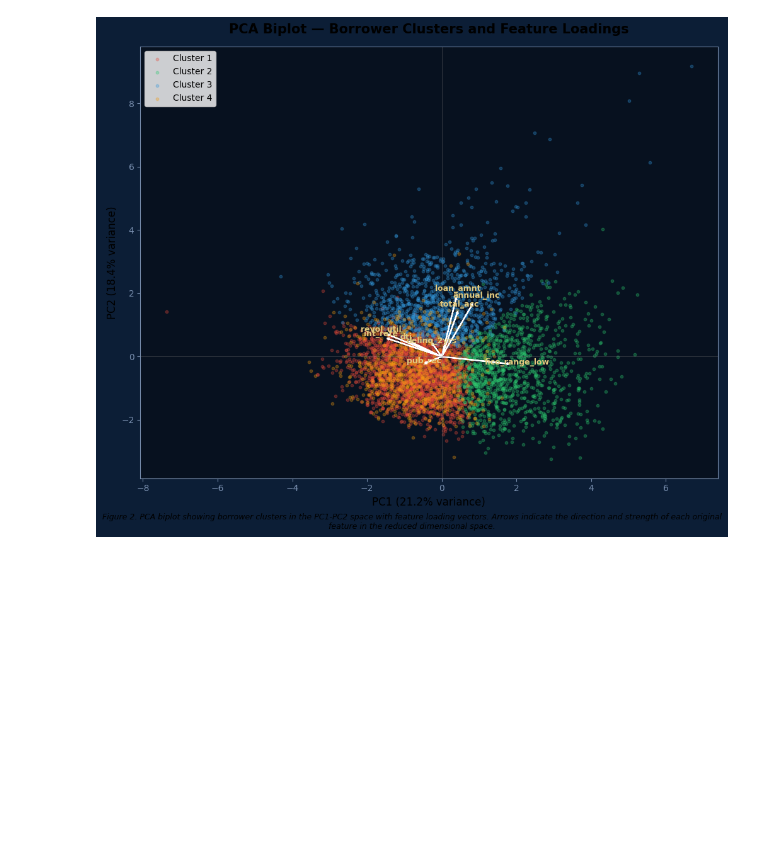
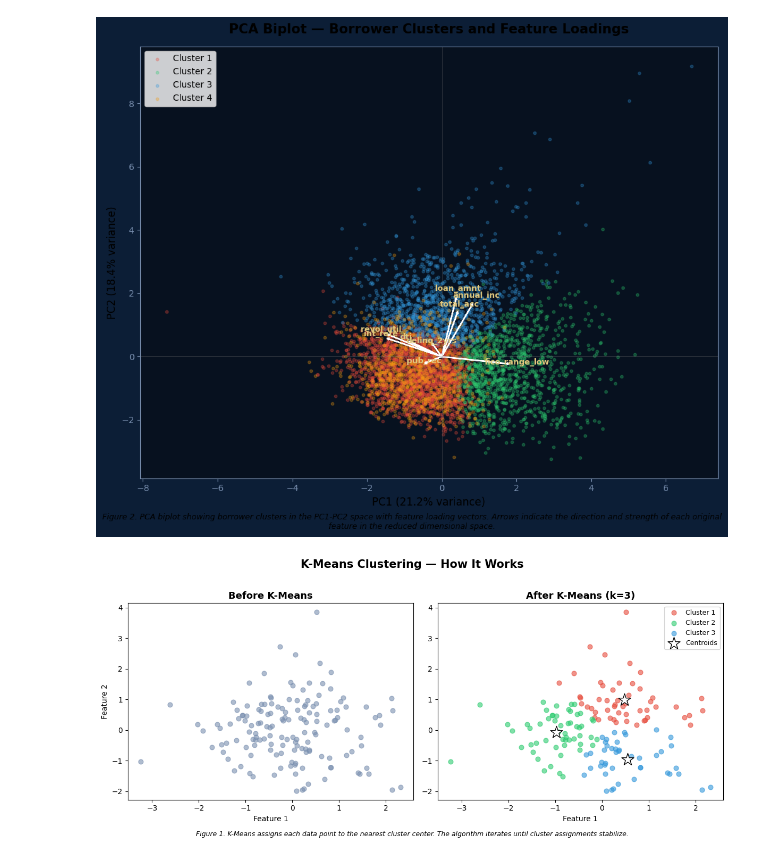
Before and after one commit to Srihari4589/Srihari4589.github.io, a Jupyter notebook: clustering.ipynb, the cells around one changed output. Drawn from its saved outputs; the diff is of its cells as text; code cells hidden in the pictures; blank space fills up the shorter version.

Commit message:
Update clustering notebook

```diff
--- a/clustering.ipynb
+++ b/clustering.ipynb
@@ -882,3 +882,33 @@ plt.savefig('pca_biplot.png', dpi=150, bbox_inches='tight')
 plt.show()
 # %% [output]
 [figure]
+# %%
+# Clustering Overview Image 1 — K-Means concept diagram
+fig, axes = plt.subplots(1, 2, figsize=(12, 5))
+
+np.random.seed(42)
+X_demo = np.random.randn(150, 2)
+axes[0].scatter(X_demo[:, 0], X_demo[:, 1], color='#7a90b0', alpha=0.6, s=40)
+axes[0].set_title('Before K-Means', fontsize=13, fontweight='bold')
+axes[0].set_xlabel('Feature 1'); axes[0].set_ylabel('Feature 2')
+
+from sklearn.cluster import KMeans
+km_demo = KMeans(n_clusters=3, random_state=42, n_init=10)
+labels_demo = km_demo.fit_predict(X_demo)
+colors_demo = ['#e74c3c', '#2ecc71', '#3498db']
+for i in range(3):
+    axes[1].scatter(X_demo[labels_demo==i, 0], X_demo[labels_demo==i, 1],
+                    c=colors_demo[i], alpha=0.6, s=40, label=f'Cluster {i+1}')
+axes[1].scatter(km_demo.cluster_centers_[:, 0], km_demo.cluster_centers_[:, 1],
+                c='white', marker='*', s=300, edgecolors='black', linewidth=1, zorder=5, label='Centroids')
+axes[1].set_title('After K-Means (k=3)', fontsize=13, fontweight='bold')
+axes[1].set_xlabel('Feature 1'); axes[1].legend(fontsize=9)
+
+plt.suptitle('K-Means Clustering — How It Works', fontsize=15, fontweight='bold', y=1.02)
+plt.figtext(0.5, -0.02, 'Figure 1. K-Means assigns each data point to the nearest cluster center. The algorithm iterates until cluster assignments stabilize.',
+            ha='center', fontsize=9, style='italic')
+plt.tight_layout()
+plt.savefig('clustering_overview1.png', dpi=150, bbox_inches='tight')
+plt.show()
+# %% [output]
+[figure, added]
```
Also changed, not shown: parts of 3 cells of this notebook.
